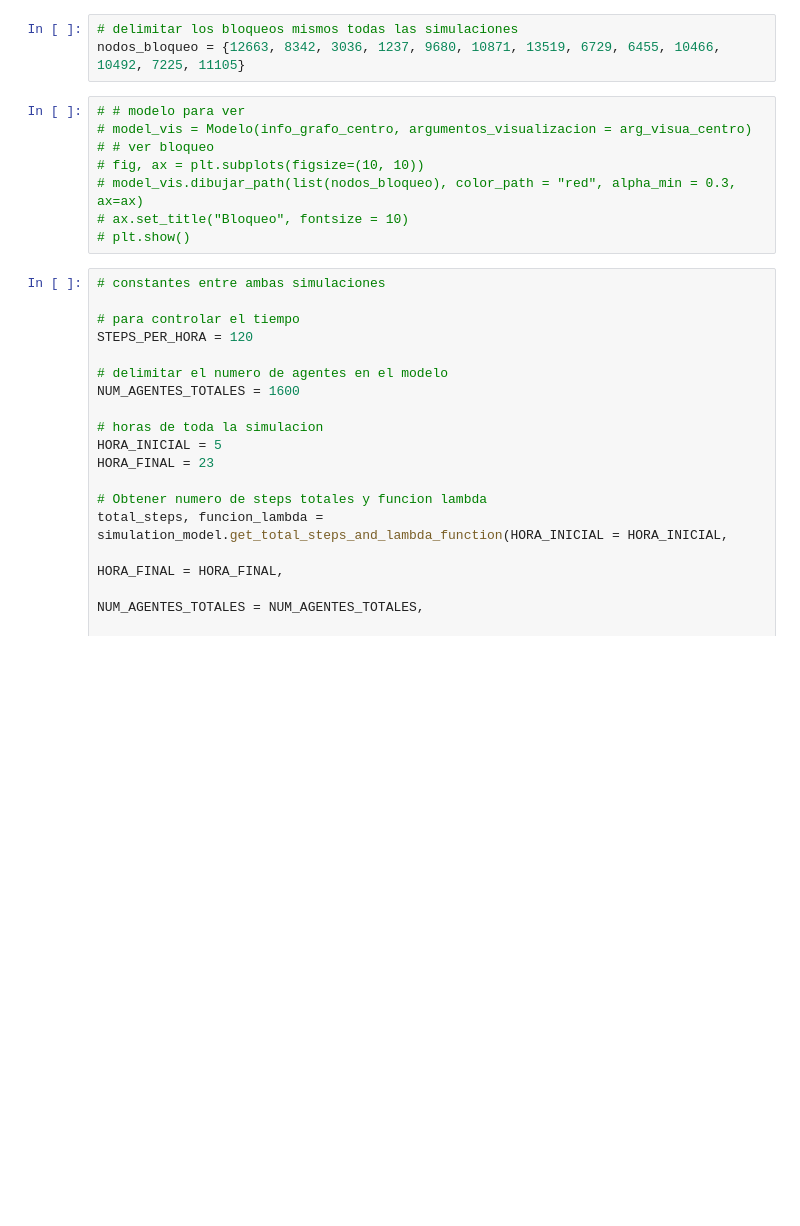
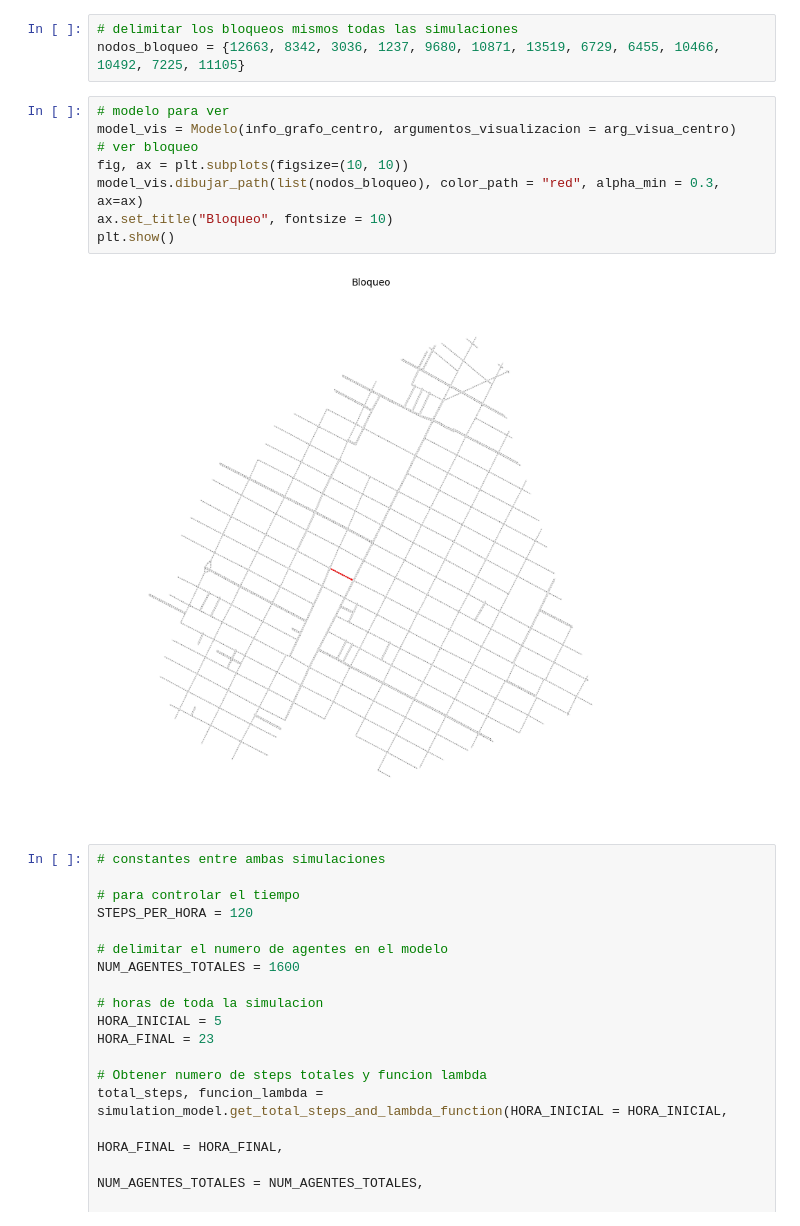
Before and after one commit to DiegoHuerta1/Agent_Based_Simulation_in_Puebla, a Jupyter notebook: Aplicación Comparacion_de_tiempo_en_bloqueos.ipynb, the cells around one changed output. Drawn from its saved outputs; the diff is of its cells as text; blank space fills up the shorter version.

```diff
--- a/Aplicación Comparacion_de_tiempo_en_bloqueos.ipynb
+++ b/Aplicación Comparacion_de_tiempo_en_bloqueos.ipynb
@@ -137,13 +137,15 @@ Hacer un bloqueo B, probar hacerlo en distintos horarios. Ver como afecta al ret
 # delimitar los bloqueos mismos todas las simulaciones
 nodos_bloqueo = {12663, 8342, 3036, 1237, 9680, 10871, 13519, 6729, 6455, 10466, 10492, 7225, 11105}
 # %%
-# # modelo para ver
-# model_vis = Modelo(info_grafo_centro, argumentos_visualizacion = arg_visua_centro)
-# # ver bloqueo
-# fig, ax = plt.subplots(figsize=(10, 10))
-# model_vis.dibujar_path(list(nodos_bloqueo), color_path = "red", alpha_min = 0.3, ax=ax)
-# ax.set_title("Bloqueo", fontsize = 10)
-# plt.show()
+# modelo para ver
+model_vis = Modelo(info_grafo_centro, argumentos_visualizacion = arg_visua_centro)
+# ver bloqueo
+fig, ax = plt.subplots(figsize=(10, 10))
+model_vis.dibujar_path(list(nodos_bloqueo), color_path = "red", alpha_min = 0.3, ax=ax)
+ax.set_title("Bloqueo", fontsize = 10)
+plt.show()
+# %% [output]
+[figure, added]
 # %%
 # constantes entre ambas simulaciones
 
```
